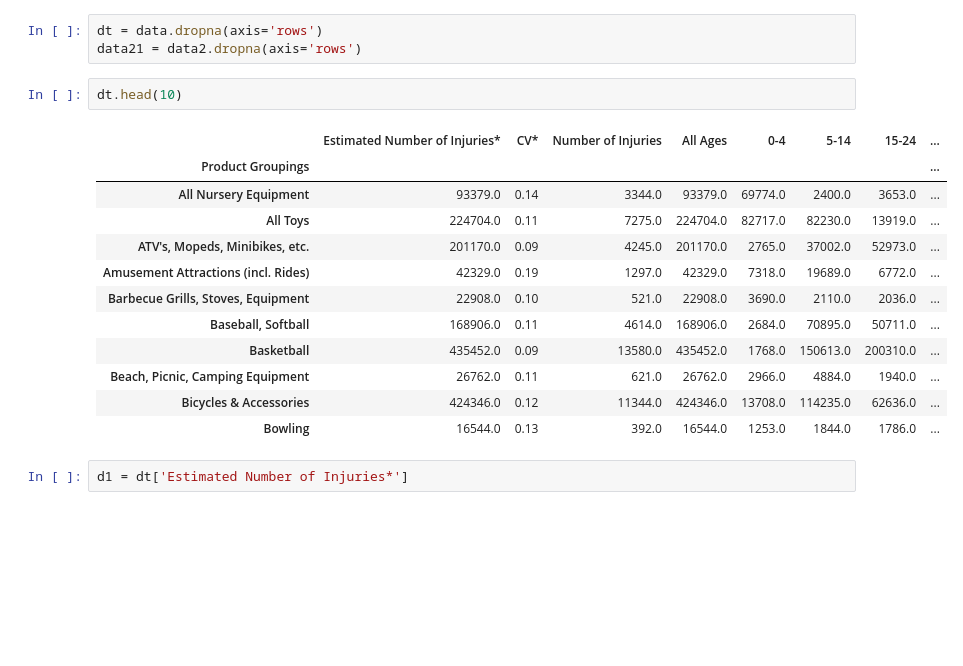
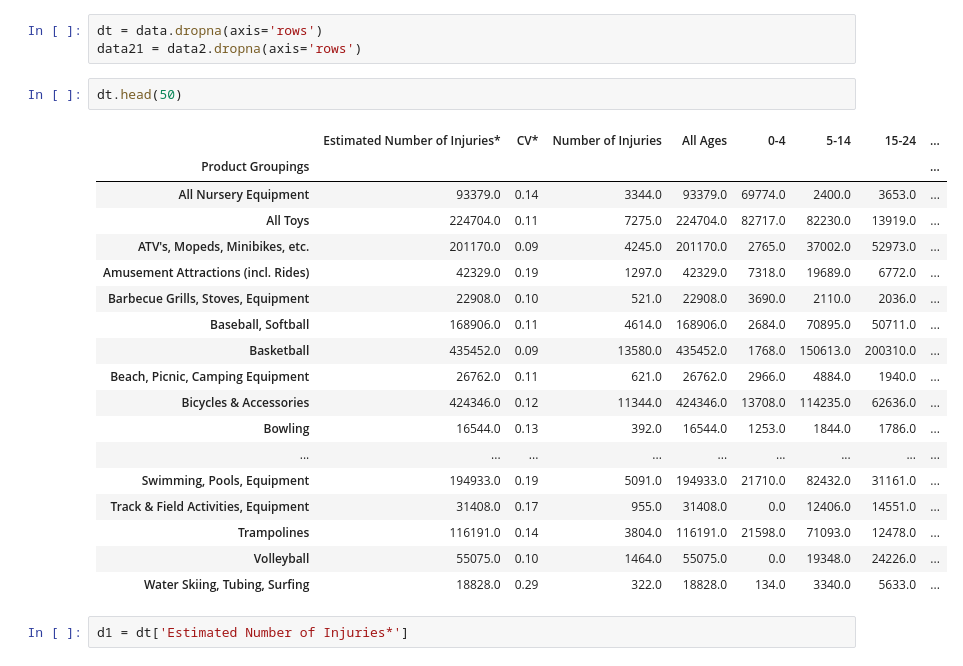
Before and after one commit to RupertHuang1/dataproject, a Jupyter notebook: dataproject.ipynb, the cells around one changed output. Drawn from its saved outputs; the diff is of its cells as text; blank space fills up the shorter version.

```diff
--- a/dataproject.ipynb
+++ b/dataproject.ipynb
@@ -24,20 +26,26 @@ data2 =pd.read_excel("D:/2018data.xlsx")
 dt = data.dropna(axis='rows')
 data21 = data2.dropna(axis='rows')
 # %%
-dt.head(10)
+dt.head(50)
 # %% [output]
 |  | Estimated Number of Injuries* | CV* | Number of Injuries | All Ages | 0-4 | 5-14 | 15-24 | ... |
 | Product Groupings |  |  |  |  |  |  |  | ... |
 | All Nursery Equipment | 93379.0 | 0.14 | 3344.0 | 93379.0 | 69774.0 | 2400.0 | 3653.0 | ... |
 | All Toys | 224704.0 | 0.11 | 7275.0 | 224704.0 | 82717.0 | 82230.0 | 13919.0 | ... |
 | ATV's, Mopeds, Minibikes, etc. | 201170.0 | 0.09 | 4245.0 | 201170.0 | 2765.0 | 37002.0 | 52973.0 | ... |
 | Amusement Attractions (incl. Rides) | 42329.0 | 0.19 | 1297.0 | 42329.0 | 7318.0 | 19689.0 | 6772.0 | ... |
 | Barbecue Grills, Stoves, Equipment | 22908.0 | 0.10 | 521.0 | 22908.0 | 3690.0 | 2110.0 | 2036.0 | ... |
 | Baseball, Softball | 168906.0 | 0.11 | 4614.0 | 168906.0 | 2684.0 | 70895.0 | 50711.0 | ... |
 | Basketball | 435452.0 | 0.09 | 13580.0 | 435452.0 | 1768.0 | 150613.0 | 200310.0 | ... |
 | Beach, Picnic, Camping Equipment | 26762.0 | 0.11 | 621.0 | 26762.0 | 2966.0 | 4884.0 | 1940.0 | ... |
 | Bicycles & Accessories | 424346.0 | 0.12 | 11344.0 | 424346.0 | 13708.0 | 114235.0 | 62636.0 | ... |
 | Bowling | 16544.0 | 0.13 | 392.0 | 16544.0 | 1253.0 | 1844.0 | 1786.0 | ... |
+| ... | ... | ... | ... | ... | ... | ... | ... | ... |
+| Swimming, Pools, Equipment | 194933.0 | 0.19 | 5091.0 | 194933.0 | 21710.0 | 82432.0 | 31161.0 | ... |
+| Track & Field Activities, Equipment | 31408.0 | 0.17 | 955.0 | 31408.0 | 0.0 | 12406.0 | 14551.0 | ... |
+| Trampolines | 116191.0 | 0.14 | 3804.0 | 116191.0 | 21598.0 | 71093.0 | 12478.0 | ... |
+| Volleyball | 55075.0 | 0.10 | 1464.0 | 55075.0 | 0.0 | 19348.0 | 24226.0 | ... |
+| Water Skiing, Tubing, Surfing | 18828.0 | 0.29 | 322.0 | 18828.0 | 134.0 | 3340.0 | 5633.0 | ... |
 # %%
 d1 = dt['Estimated Number of Injuries*']
 # %%
```
Also changed, not shown: parts of 13 cells of this notebook.
